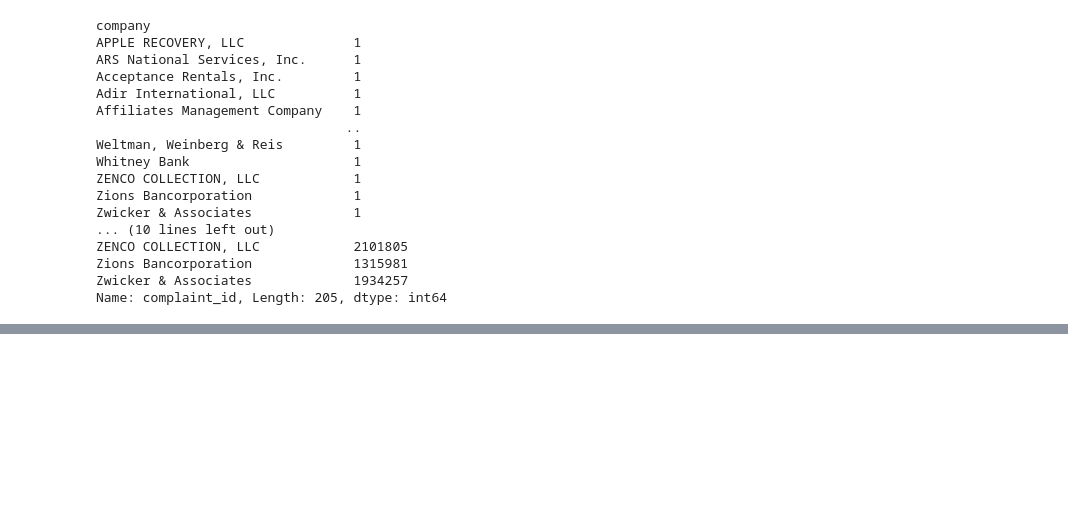
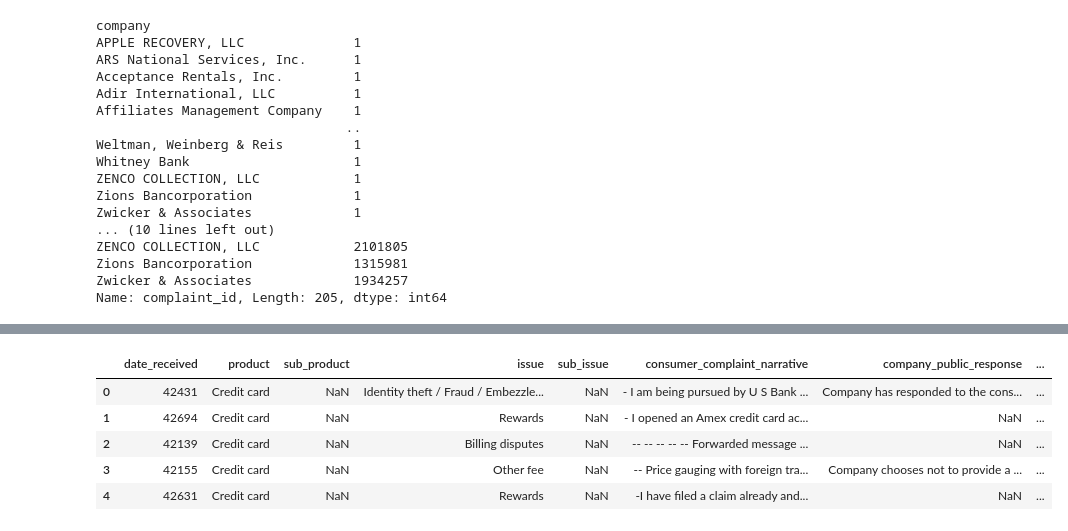
Before and after one commit to Fairie0723/CreditCardComp, a Jupyter notebook: Main.ipynb, the cells around one changed output, grey strips where cells are left out. Cells and saved outputs as stored; diff of their text form; code cells hidden in the pictures; blank space fills up the shorter version.

```diff
--- a/Main.ipynb
+++ b/Main.ipynb
@@ -143,0 +154,9 @@ Name: consumer_complaint_narrative, Length: 17433, dtype: float64
+# %%
+df.head()
+# %% [output]
+|  | date_received | product | sub_product | issue | sub_issue | consumer_complaint_narrative | company_public_response | ... |
+| 0 | 42431 | Credit card | NaN | Identity theft / Fraud / Embezzle... | NaN | - I am being pursued by U S Bank ... | Company has responded to the cons... | ... |
+| 1 | 42694 | Credit card | NaN | Rewards | NaN | - I opened an Amex credit card ac... | NaN | ... |
+| 2 | 42139 | Credit card | NaN | Billing disputes | NaN | -- -- -- -- -- Forwarded message ... | NaN | ... |
+| 3 | 42155 | Credit card | NaN | Other fee | NaN | -- Price gauging with foreign tra... | Company chooses not to provide a ... | ... |
+| 4 | 42631 | Credit card | NaN | Rewards | NaN | -I have filed a claim already and... | NaN | ... |
```
Also changed, not shown: parts of 4 cells of this notebook.
